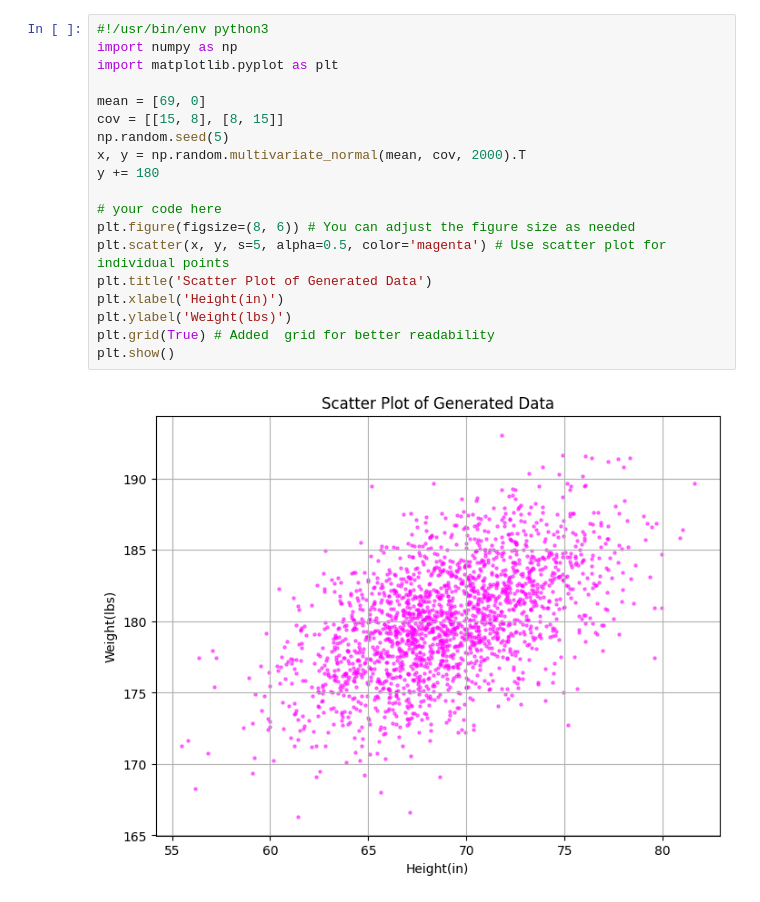
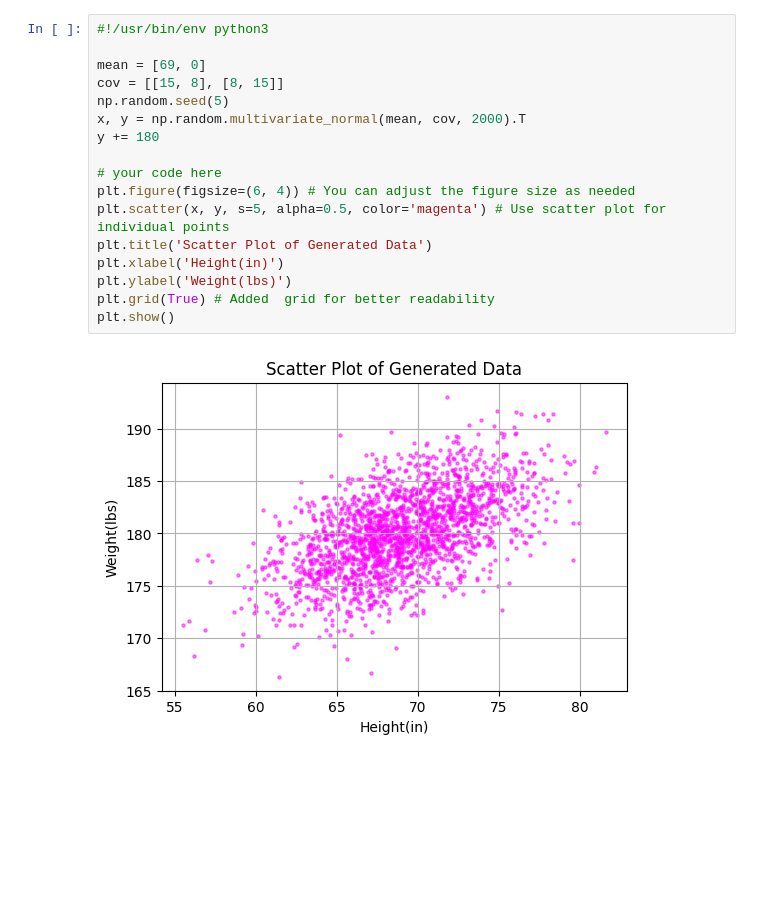
Before and after one commit to Innocente0/alu-machine_learning, a Jupyter notebook: 0_line.ipynb, the cells around one changed output. Drawn from its saved outputs; the diff is of its cells as text; blank space fills up the shorter version.

```diff
--- a/0_line.ipynb
+++ b/0_line.ipynb
@@ -24,22 +25,20 @@ plt.show()
 [figure]
 # %%
 #!/usr/bin/env python3
-import numpy as np
-import matplotlib.pyplot as plt
 
 mean = [69, 0]
 cov = [[15, 8], [8, 15]]
 np.random.seed(5)
 x, y = np.random.multivariate_normal(mean, cov, 2000).T
 y += 180
 
 # your code here
-plt.figure(figsize=(8, 6)) # You can adjust the figure size as needed
+plt.figure(figsize=(6, 4)) # You can adjust the figure size as needed
 plt.scatter(x, y, s=5, alpha=0.5, color='magenta') # Use scatter plot for individual points
 plt.title('Scatter Plot of Generated Data')
 plt.xlabel('Height(in)')
 plt.ylabel('Weight(lbs)')
 plt.grid(True) # Added  grid for better readability
 plt.show()
 # %% [output]
-[figure, old version]
+[figure, new version]
```
Also changed, not shown: parts of 6 cells of this notebook.
